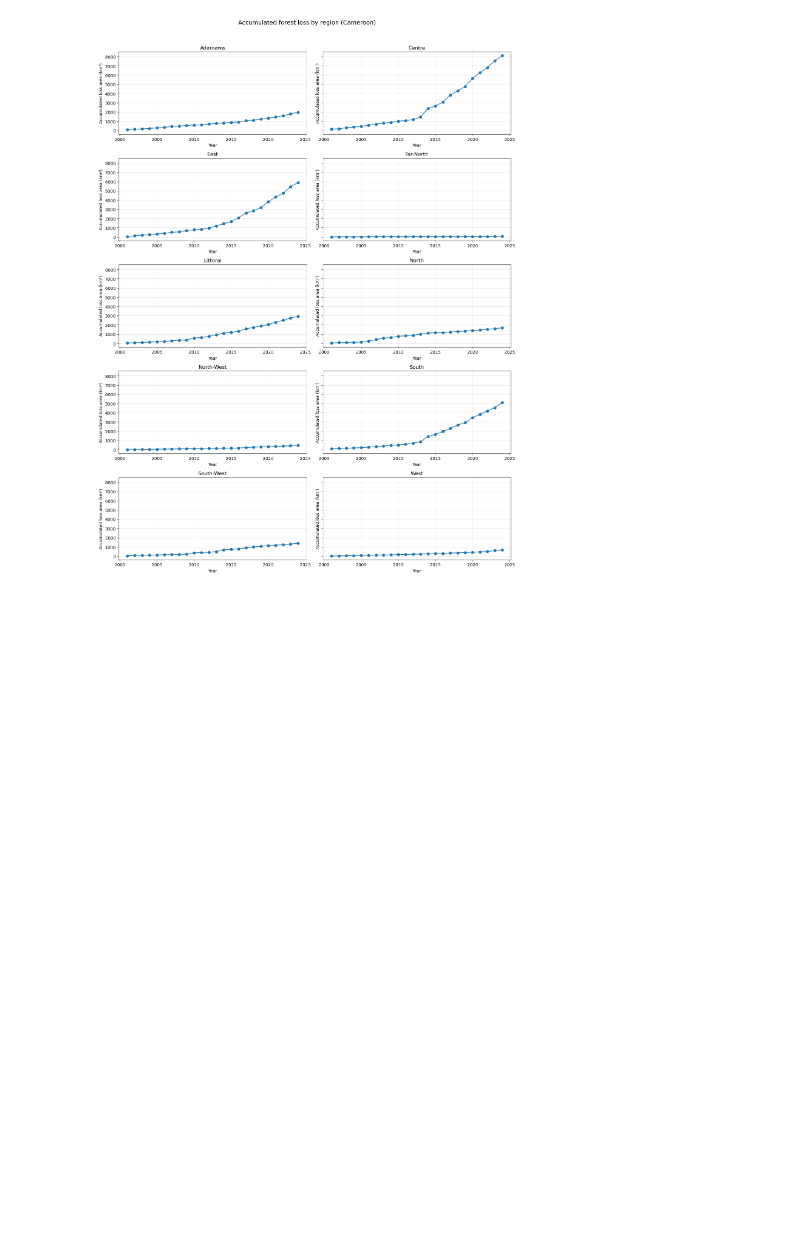
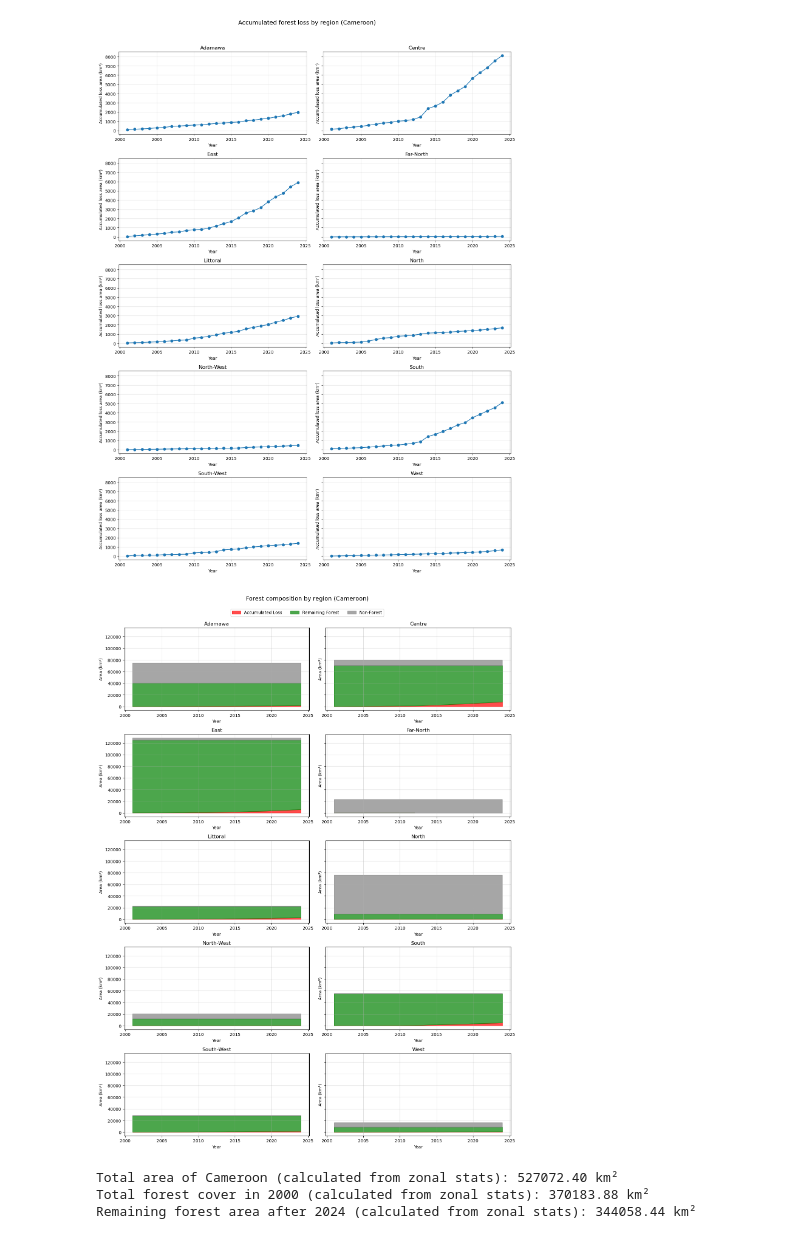
Before and after one commit to movephutthaphaiboon/strategic-road-planning, a Jupyter notebook: notebook/exploreation-forest-loss.ipynb, the cells around one changed output. Drawn from its saved outputs; the diff is of its cells as text; code cells hidden in the pictures; blank space fills up the shorter version.

Commit message:
add area charts

```diff
--- a/notebook/exploreation-forest-loss.ipynb
+++ b/notebook/exploreation-forest-loss.ipynb
@@ -337,3 +337,67 @@ plt.tight_layout()
 plt.show()
 # %% [output]
 [figure]
+# %%
+### Step 4.3 – Stacked area charts ###
+
+regions = sorted(df["region"].unique())
+
+fig, axes = plt.subplots(5, 2, figsize=(14, 18), sharex=False, sharey=True)
+axes = axes.flatten()
+
+for ax, reg in zip(axes, regions):
+    sub = df[df["region"] == reg].sort_values("year")
+
+    # ensure all years 2001–2024 are there (fill missing with 0)
+    sub = all_years.merge(sub, on="year", how="left")
+    sub["region"] = sub["region"].fillna(reg)
+
+    # Fill NaN values with 0 for area columns
+
+    # Get the forest cover 2000 and total area (constant per region)
+    forest_2000_area = sub["forest_cover_2000_area_km2"].iloc[0]
+    total_area = sub["total_area_km2_region"].iloc[0]
+
+    # Calculate remaining forest area
+    sub["remaining_forest_area_km2"] = forest_2000_area - sub["accumulated_loss_area_km2"]
+    sub["non_forest_area_km2"] = total_area - forest_2000_area
+
+    # Create stacked area chart
+    ax.fill_between(sub["year"], 0, sub["accumulated_loss_area_km2"],
+                     alpha=0.7, label="Accumulated Loss", color="red")
+    ax.fill_between(sub["year"], sub["accumulated_loss_area_km2"],
+                     forest_2000_area, alpha=0.7, label="Remaining Forest", color="green")
+    ax.fill_between(sub["year"], forest_2000_area, total_area,
+                     alpha=0.7, label="Non-Forest", color="gray")
+
+    ax.set_title(reg)
+    ax.set_xlabel("Year")
+    ax.set_ylabel("Area (km²)")
+    ax.grid(True, alpha=0.4)
+
+# Add single legend at the top
+handles, labels = axes[0].get_legend_handles_labels()
+fig.legend(handles, labels, loc="upper center", bbox_to_anchor=(0.5, 1), ncol=3, fontsize=10)
+
+plt.suptitle("Forest composition by region (Cameroon)", y=1.02, fontsize=14)
+plt.tight_layout()
+plt.show()
+# %% [output]
+[figure, added]
+# %%
+### validation
+# calculate total area of cameroon = sum of total_area_km2_region across all regions (choose one entry per region since total_area_km2_region is constant per region)
+total_area_calculated = df.drop_duplicates(subset='region')["total_area_km2_region"].sum()
+print(f"Total area of Cameroon (calculated from zonal stats): {total_area_calculated:.2f} km²")
+
+# calculate total forest2000 area = sum of forest_cover_2000_area_km2 across all regions (choose one entry per region since forest_cover_2000_area_km2 is constant per region)
+total_forest2000_area_calculated = df.drop_duplicates(subset='region')["forest_cover_2000_area_km2"].sum()
+print(f"Total forest cover in 2000 (calculated from zonal stats): {total_forest2000_area_calculated:.2f} km²")
+
+# calculate remaining forest (after 2024) = sum of, each region, (forest_cover_2000_area_km2 - accumulated_loss_area_km2 at 2024)
+remaining_forest_calculated = (df[df["year"] == 2024].apply(lambda row: max(row["forest_cover_2000_area_km2"] - row["accumulated_loss_area_km2"], 0), axis=1)).sum()
+print(f"Remaining forest area after 2024 (calculated from zonal stats): {remaining_forest_calculated:.2f} km²")
+# %% [output]
+Total area of Cameroon (calculated from zonal stats): 527072.40 km²
+Total forest cover in 2000 (calculated from zonal stats): 370183.88 km²
+Remaining forest area after 2024 (calculated from zonal stats): 344058.44 km²
```
Also changed, not shown: parts of 3 cells of this notebook.
